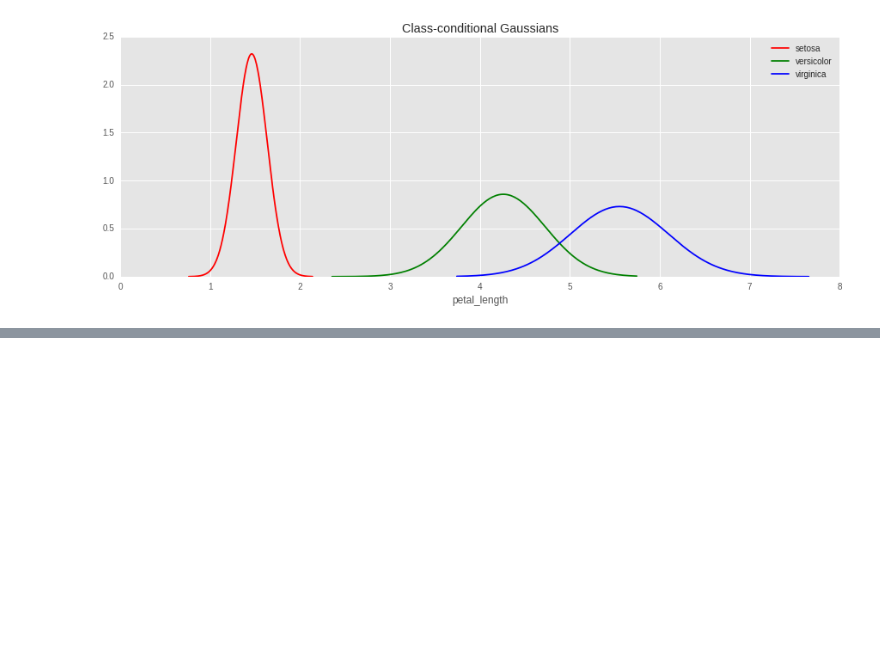
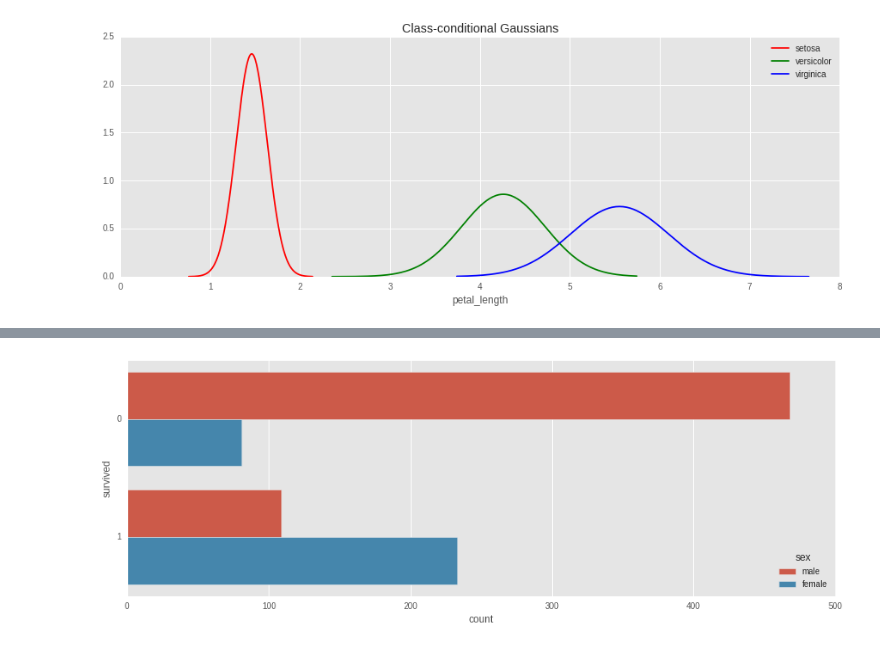
Before and after one commit to aliakbars/uai-dm, a Jupyter notebook: scripts/lab2.ipynb, the cells around one changed output, grey strips where cells are left out. Cells and saved outputs as stored; diff of their text form; code cells hidden in the pictures; blank space fills up the shorter version.

```diff
--- a/scripts/lab2.ipynb
+++ b/scripts/lab2.ipynb
@@ -80,0 +85,3 @@ plt.show()
+# %%
+df = sns.load_dataset('titanic')
+df.head()
@@ -80,0 +95,6 @@ plt.show()
+# %%
+fig, ax = plt.subplots(figsize=(15,5))
+sns.countplot(y='survived', hue='sex', data=df, ax=ax)
+plt.show()
+# %% [output]
+[figure, added]
```
Also changed, not shown: parts of 7 cells of this notebook, 3 other files.
